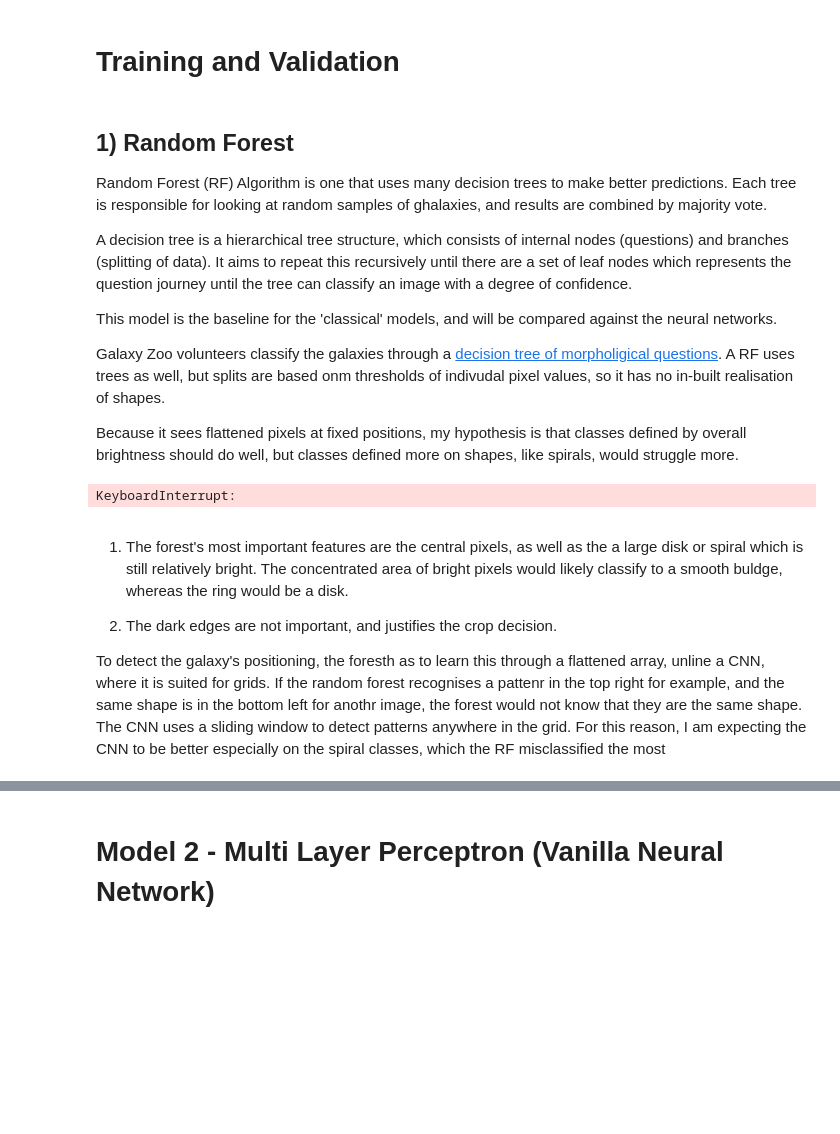
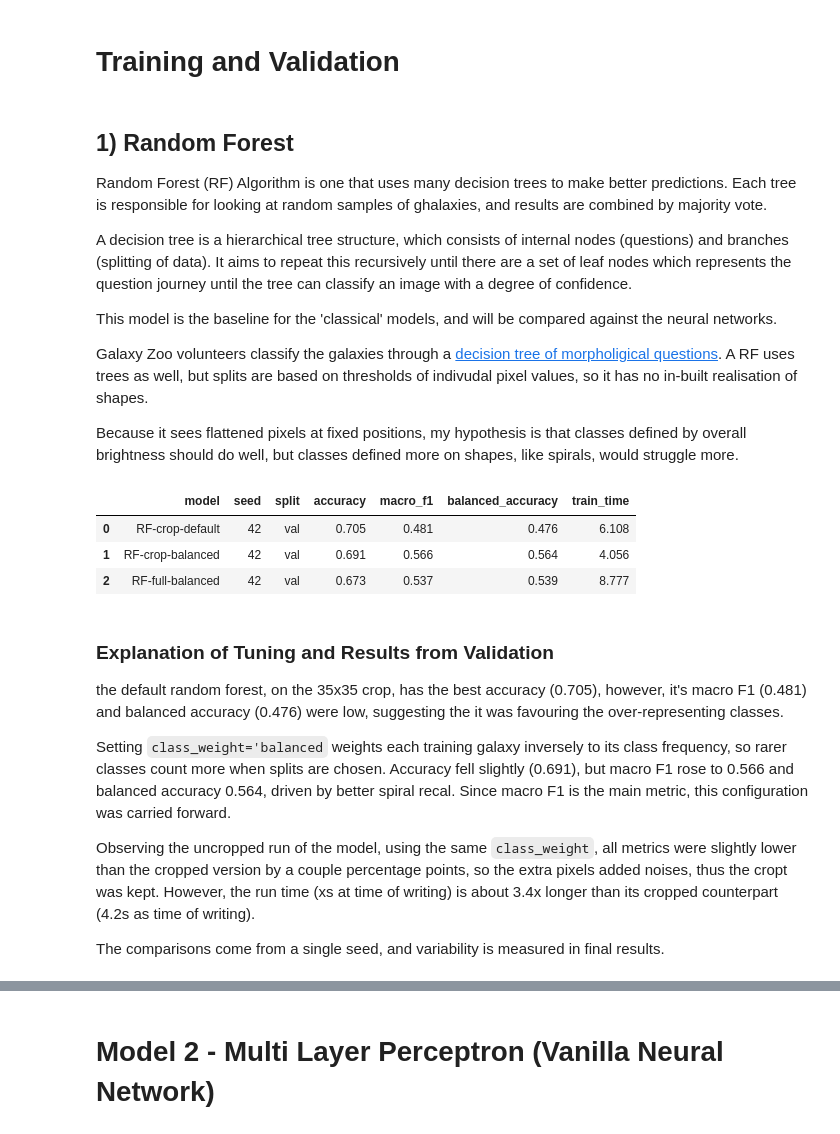
Before and after one commit to AyoubGutin/galaxy_classification, a Jupyter notebook: main.ipynb, the cells around one changed output, grey strips where cells are left out. Saved outputs shown, nothing was run; the diff lists cells and outputs as text; code cells hidden in the pictures; blank space fills up the shorter version.

```diff
--- a/main.ipynb
+++ b/main.ipynb
@@ -384,14 +384,11 @@ A decision tree is a hierarchical tree structure, which consists of internal nod
 
 This model is the baseline for the 'classical' models, and will be compared against the neural networks.
 
-Galaxy Zoo volunteers classify the galaxies through a [decision tree of morpholigical questions](https://data.galaxyzoo.org/gz_trees/gz_trees.html). A RF uses trees as well, but splits are based onm thresholds of indivudal pixel values, so it has no in-built realisation of shapes.
+Galaxy Zoo volunteers classify the galaxies through a [decision tree of morpholigical questions](https://data.galaxyzoo.org/gz_trees/gz_trees.html). A RF uses trees as well, but splits are based on thresholds of indivudal pixel values, so it has no in-built realisation of shapes.
 
 Because it sees flattened pixels at fixed positions, my hypothesis is that classes defined by overall brightness should do well, but classes defined more on shapes, like spirals, would struggle more.
 # %%
-X_crop_flattened = np.reshape(X_crop, (len(X_crop), -1))
-X_flattened = np.reshape(X, (len(X), -1))
-results = []
-
+X_crop_flattened = np.reshape(X_crop, (len(X_crop), -1)); X_flattened = np.reshape(X, (len(X), -1)) # flatten both cropped, and uncropped
 
 inputs = {
     'crop': X_crop_flattened,
@@ -415,13 +412,22 @@ for name, config in configs.items():
     models[name] = rf_clf
     y_pred = rf_clf.predict(features[idx_val])
     results.append(evaluate(y[idx_val], y_pred, name, params['random_state'], 'val', CLASS_NAMES, end-start))
-# %% [output]
-KeyboardInterrupt:
-# %% [markdown]
-1) The forest's most important features are the central pixels, as well as the a large disk or spiral which is still relatively bright. The concentrated area of bright pixels would likely classify to a smooth buldge, whereas the ring would be a disk.
-
-2) The dark edges are not important, and justifies the crop decision.
-
-
-To detect the galaxy's positioning, the foresth as to learn this through a flattened array, unline a CNN, where it is suited for grids. If the random forest recognises a pattenr in the top right for example, and the same shape is in the bottom left for anothr image, the forest would not know that they are the same shape. The CNN uses a sliding window to detect patterns anywhere in the grid. For this reason, I am expecting the CNN to be better especially on the spiral classes, which the RF misclassified the most
+# %%
+clean_output(results[1:])
+# %% [output]
+|  | model | seed | split | accuracy | macro_f1 | balanced_accuracy | train_time |
+| 0 | RF-crop-default | 42 | val | 0.705 | 0.481 | 0.476 | 6.108 |
+| 1 | RF-crop-balanced | 42 | val | 0.691 | 0.566 | 0.564 | 4.056 |
+| 2 | RF-full-balanced | 42 | val | 0.673 | 0.537 | 0.539 | 8.777 |
+# %% [markdown]
+### Explanation of Tuning and Results from Validation
+
+the default random forest, on the 35x35 crop, has the best accuracy (0.705), however, it's macro F1 (0.481) and balanced accuracy (0.476) were low, suggesting the it was favouring the over-representing classes.
+
+Setting `class_weight='balanced` weights each training galaxy inversely to its class frequency, so rarer classes count more when splits are chosen. Accuracy fell slightly (0.691), but macro F1 rose to 0.566 and balanced accuracy 0.564, driven by better spiral recal.
+Since macro F1 is the main metric, this configuration was carried forward.
+
+Observing the uncropped run of the model, using the same `class_weight`, all metrics were slightly lower than the cropped version by a couple percentage points, so the extra pixels added noises, thus the cropt was kept. However, the run time (xs at time of writing) is about 3.4x longer than its cropped counterpart (4.2s as time of writing).
+
+The comparisons come from a single seed, and variability is measured in final results.
 # %%
```
Also changed, not shown: parts of 12 cells of this notebook.
